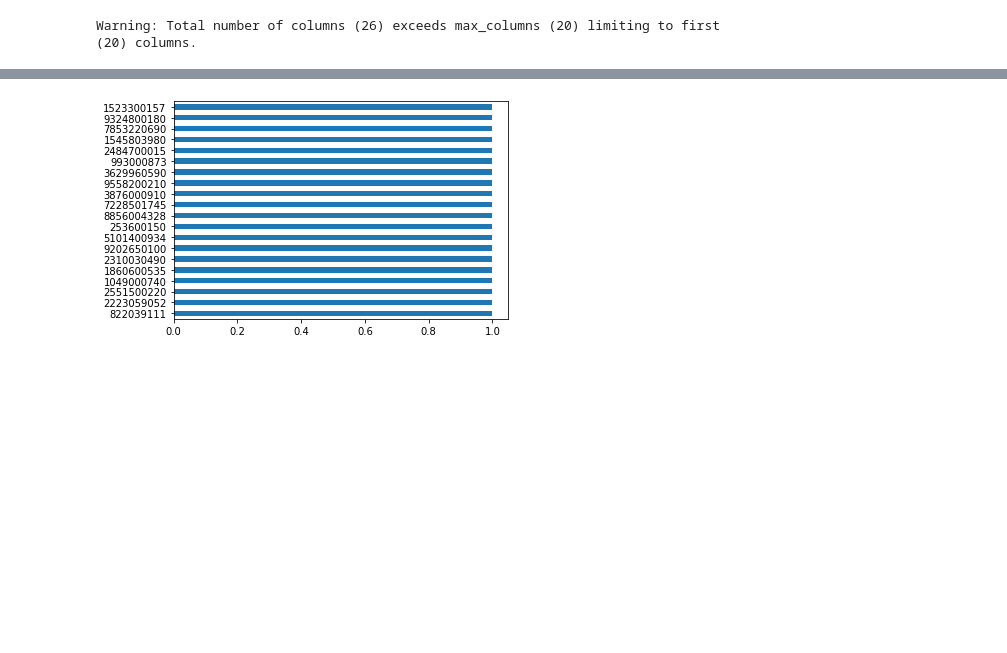
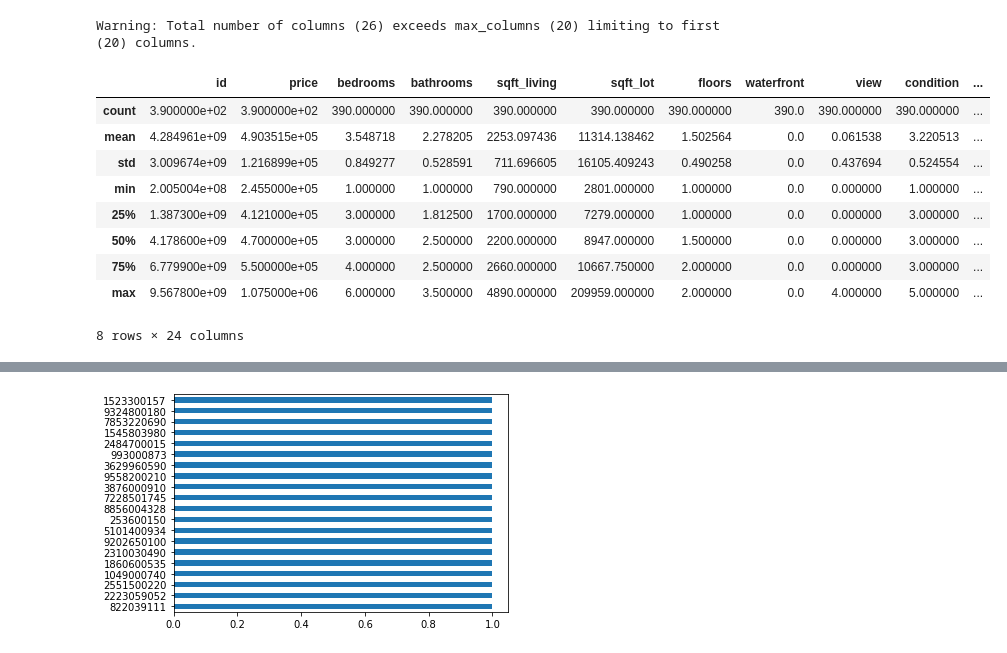
Before and after one commit to ramon-santana-silva/miniprojeto01, a Jupyter notebook: roofimoveis.ipynb, the cells around one changed output, grey strips where cells are left out. Drawn from its saved outputs; the diff is of its cells as text; code cells hidden in the pictures; blank space fills up the shorter version.

```diff
--- a/roofimoveis.ipynb
+++ b/roofimoveis.ipynb
@@ -321,3 +354,16 @@ df[df['id']==3303000130]
 | 5663 | 3303000130 | 2015-04-28 | 520000.0 | 3 | 2.25 | 1770 | 7667 | 1.0 | 0 | 0 | ... |
 4 rows × 26 columns
 Warning: Total number of columns (26) exceeds max_columns (20) limiting to first (20) columns.
+# %%
+df[df['PREFERRED_CITY']=='BOTHELL'].describe()
+# %% [output]
+|  | id | price | bedrooms | bathrooms | sqft_living | sqft_lot | floors | waterfront | view | condition | ... |
+| count | 3.900000e+02 | 3.900000e+02 | 390.000000 | 390.000000 | 390.000000 | 390.000000 | 390.000000 | 390.0 | 390.000000 | 390.000000 | ... |
+| mean | 4.284961e+09 | 4.903515e+05 | 3.548718 | 2.278205 | 2253.097436 | 11314.138462 | 1.502564 | 0.0 | 0.061538 | 3.220513 | ... |
+| std | 3.009674e+09 | 1.216899e+05 | 0.849277 | 0.528591 | 711.696605 | 16105.409243 | 0.490258 | 0.0 | 0.437694 | 0.524554 | ... |
+| min | 2.005004e+08 | 2.455000e+05 | 1.000000 | 1.000000 | 790.000000 | 2801.000000 | 1.000000 | 0.0 | 0.000000 | 1.000000 | ... |
+| 25% | 1.387300e+09 | 4.121000e+05 | 3.000000 | 1.812500 | 1700.000000 | 7279.000000 | 1.000000 | 0.0 | 0.000000 | 3.000000 | ... |
+| 50% | 4.178600e+09 | 4.700000e+05 | 3.000000 | 2.500000 | 2200.000000 | 8947.000000 | 1.500000 | 0.0 | 0.000000 | 3.000000 | ... |
+| 75% | 6.779900e+09 | 5.500000e+05 | 4.000000 | 2.500000 | 2660.000000 | 10667.750000 | 2.000000 | 0.0 | 0.000000 | 3.000000 | ... |
+| max | 9.567800e+09 | 1.075000e+06 | 6.000000 | 3.500000 | 4890.000000 | 209959.000000 | 2.000000 | 0.0 | 4.000000 | 5.000000 | ... |
+8 rows × 24 columns
```
Also changed, not shown: parts of 17 cells of this notebook.
